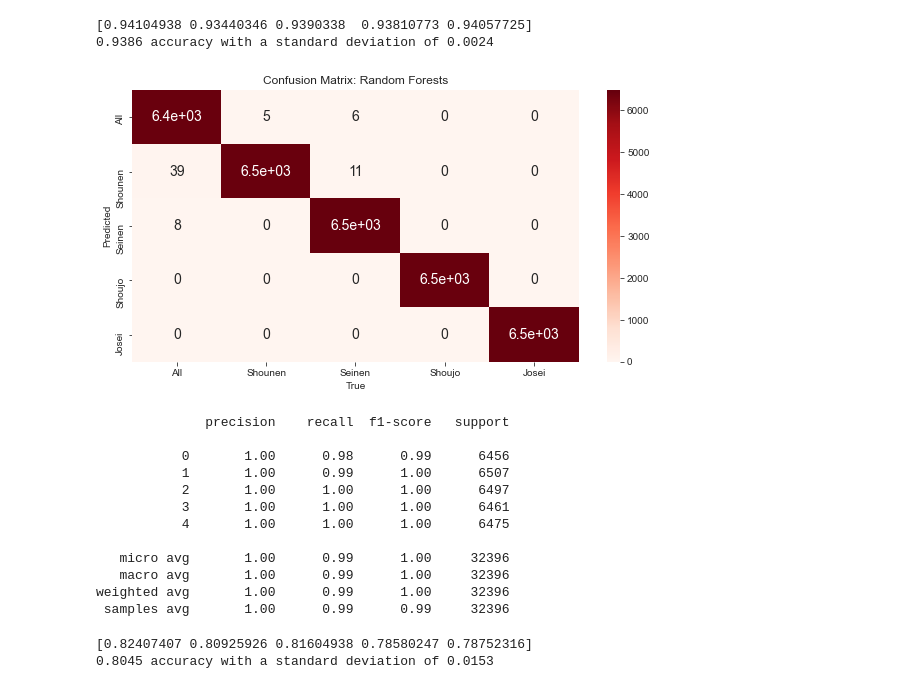
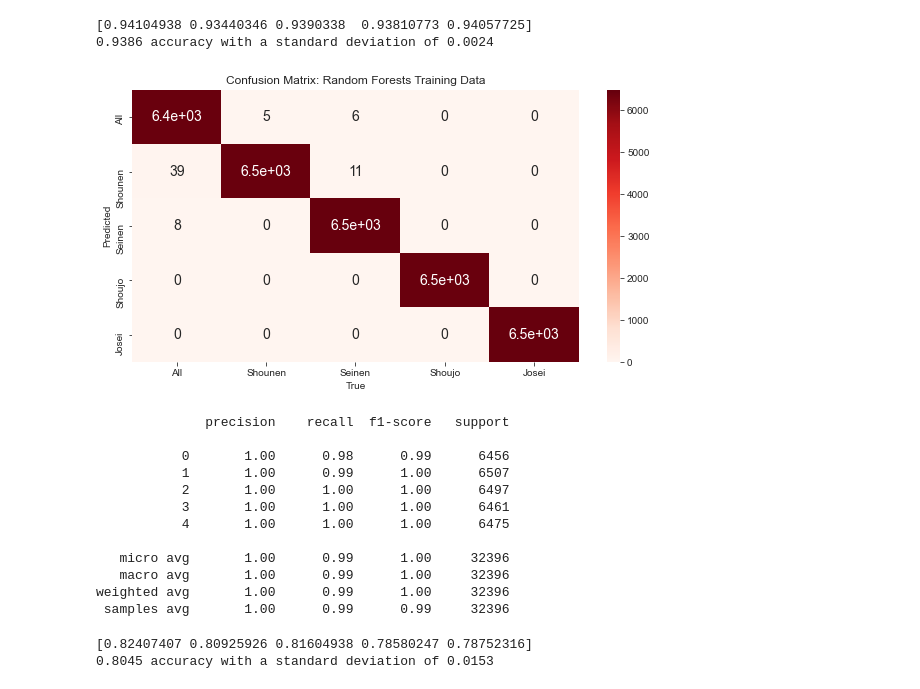
Before and after one commit to joelgnhz/anime, a Jupyter notebook: Anime Classification.ipynb, the cells around one changed output. Drawn from its saved outputs; the diff is of its cells as text; code cells hidden in the pictures.

```diff
--- a/Anime Classification.ipynb
+++ b/Anime Classification.ipynb
@@ -773,22 +773,22 @@ print("%0.4f accuracy with a standard deviation of %0.4f" % (results.mean(), res
 # %%
 # RF Training Data: Confusion Matrix & Classification Report
 
 y_pred_rf = rf.predict(X_train)
 
 cm = metrics.confusion_matrix(np.asarray(Y_train).argmax(axis=1), np.asarray(y_pred_rf).argmax(axis=1))
 
 plt.figure(figsize = (10, 5))
 plt.xticks(fontsize = 10)
 plt.yticks(fontsize = 10)
-plt.title('Confusion Matrix: Random Forests')
+plt.title('Confusion Matrix: Random Forests Training Data')
 sns.heatmap(cm, annot = True, cmap = 'Reds', annot_kws = {'size': 14}, xticklabels =['All', 'Shounen', 'Seinen', 'Shoujo', 'Josei'], yticklabels = ['All', 'Shounen', 'Seinen', 'Shoujo', 'Josei'])
 plt.xlabel('True')
 plt.ylabel('Predicted')
 plt.show()
 
 print(metrics.classification_report(Y_train, y_pred_rf, zero_division =1))
 # %% [output]
-[figure, old version]
+[figure, new version]
               precision    recall  f1-score   support
 
            0       1.00      0.98      0.99      6456
```
Also changed, not shown: parts of 10 cells of this notebook.
